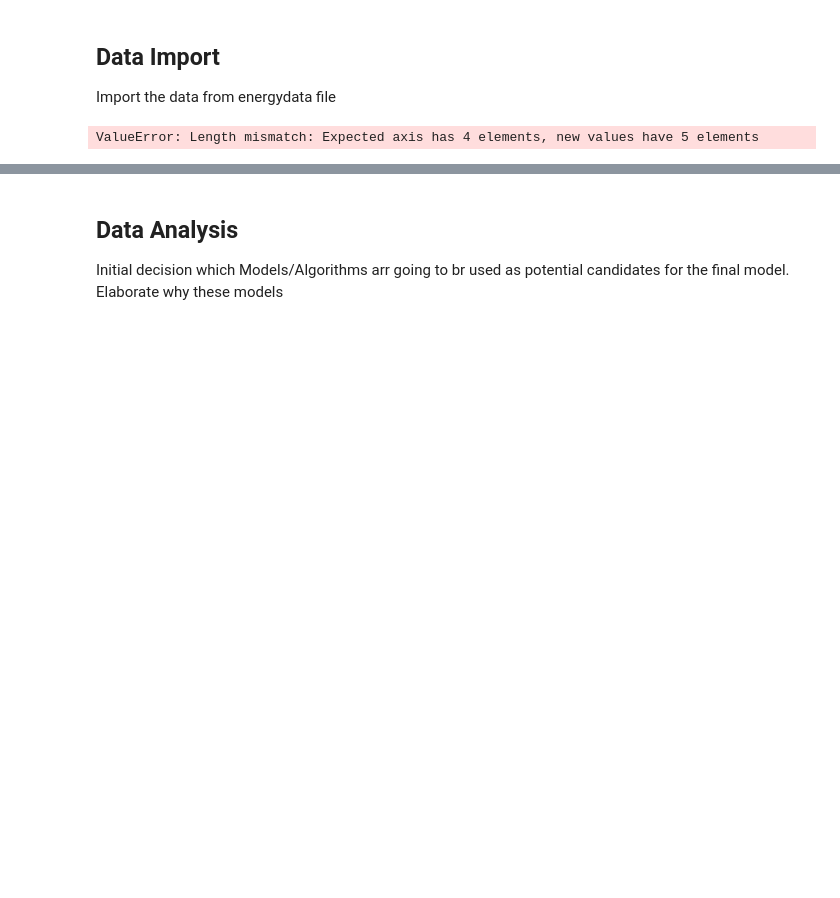
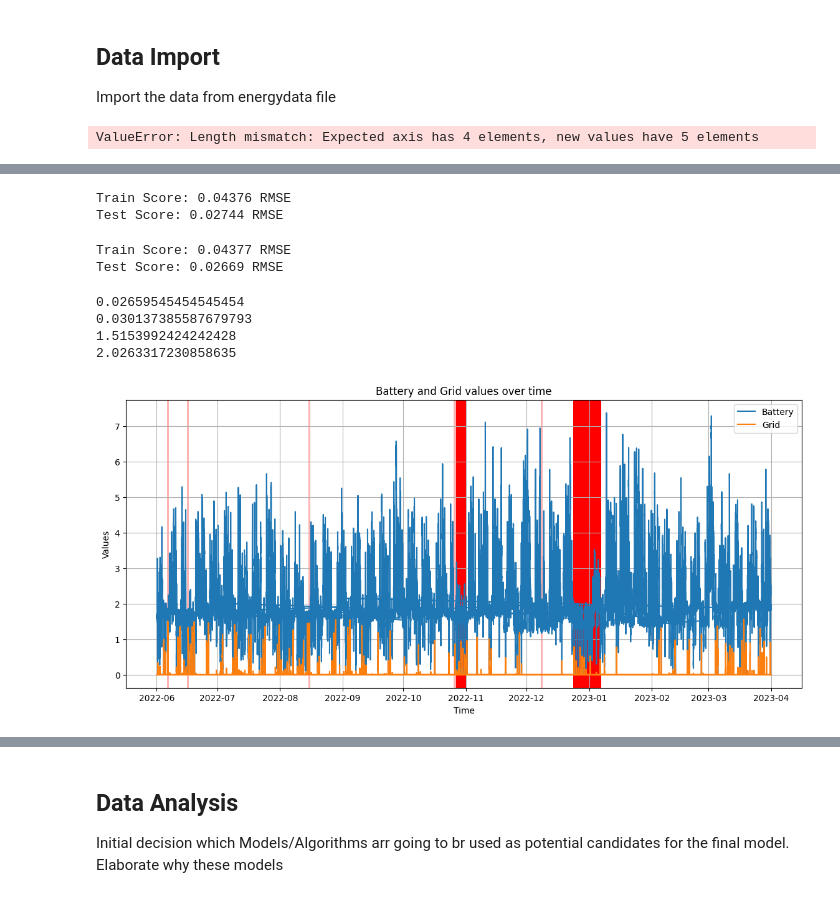
Before and after one commit to DrinoSan/ml-solar, a Jupyter notebook: EnergyPrediction_Aufgabe.ipynb, the cells around one changed output, grey strips where cells are left out. Cells and saved outputs as stored; diff of their text form; code cells hidden in the pictures; blank space fills up the shorter version.

```diff
--- a/EnergyPrediction_Aufgabe.ipynb
+++ b/EnergyPrediction_Aufgabe.ipynb
@@ -259,0 +265,64 @@ print(X_test.shape)
+# %%
+from sklearn.metrics import mean_squared_error
+import math
+
+# calculate root mean squared error
+train_score = math.sqrt(mean_squared_error(y_train, train_predict[:,0]))
+print('Train Score: %.5f RMSE' % (train_score))
+
+test_score = math.sqrt(mean_squared_error(y_test, test_predict[:,0]))
+print('Test Score: %.5f RMSE' % (test_score))
+# %% [output]
+Train Score: 0.04376 RMSE
+Test Score: 0.02744 RMSE
+# %%
+from sklearn.metrics import mean_squared_error
+import math
+# MIT HOLIDAY
+# calculate root mean squared error
+train_score = math.sqrt(mean_squared_error(y_train, train_predict[:,0]))
+print('Train Score: %.5f RMSE' % (train_score))
+
+test_score = math.sqrt(mean_squared_error(y_test, test_predict[:,0]))
+print('Test Score: %.5f RMSE' % (test_score))
+# %% [output]
+Train Score: 0.04377 RMSE
+Test Score: 0.02669 RMSE
+# %%
+print(df.loc[df['holiday'] == 1, 'grid'].mean())
+
+print(df.loc[df['holiday'] == 0, 'grid'].mean())
+
+print(df.loc[df['holiday'] == 1, 'battery'].mean())
+
+print(df.loc[df['holiday'] == 0, 'battery'].mean())
+# %% [output]
+0.02659545454545454
+0.030137385587679793
+1.5153992424242428
+2.0263317230858635
+# %%
+import matplotlib.pyplot as plt
+import matplotlib.dates as mdates
+
+plt.figure(figsize=(14, 6))
+
+# plot battery
+plt.plot(df['von'], df['battery'], label='Battery')
+
+# plot grid
+plt.plot(df['von'], df['grid'], label='Grid')
+
+# highlighting the holiday days
+holiday_days = df[df['holiday']==1]['von']
+for day in holiday_days:
+    plt.axvspan(day, day+pd.DateOffset(days=1), facecolor='r', alpha=0.3)
+
+plt.title('Battery and Grid values over time')
+plt.xlabel('Time')
+plt.ylabel('Values')
+plt.legend(loc='best')
+plt.grid(True)
+plt.show()
+# %% [output]
+[figure, added]
```
Also changed, not shown: parts of 7 cells of this notebook.
